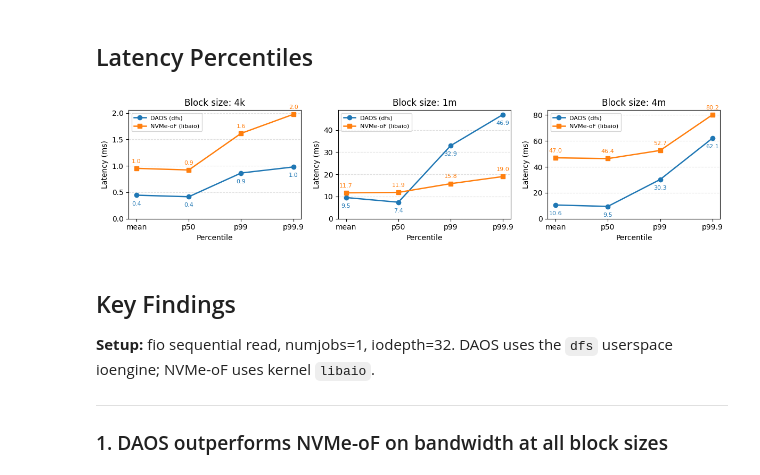
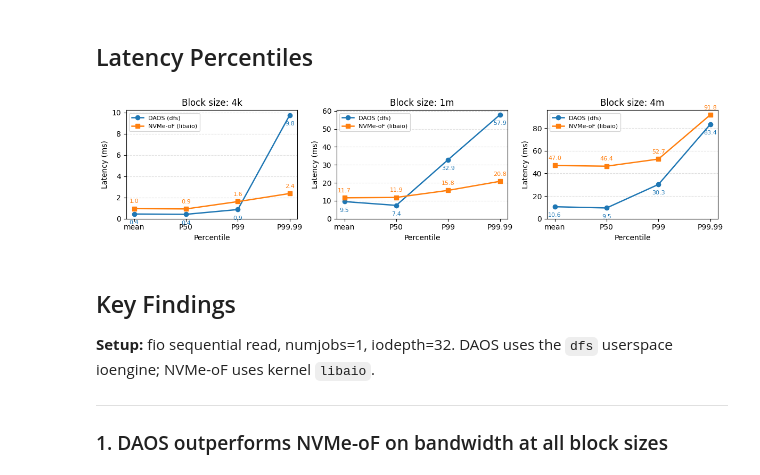
Before and after one commit to cissieAB/pdsw26_daos-bench, a Jupyter notebook: results/testbed/fio-cmp/fio_cmp.ipynb, the cells around one changed output. Saved outputs shown, nothing was run; the diff lists cells and outputs as text; code cells hidden in the pictures.

```diff
--- a/results/testbed/fio-cmp/fio_cmp.ipynb
+++ b/results/testbed/fio-cmp/fio_cmp.ipynb
@@ -38,7 +38,7 @@ def parse_file(fpath):
         lat_mean_ms = r["lat_ns"]["mean"]  / 1e6,
         lat_p50_ms  = pct["50.000000"]     / 1e6,
         lat_p99_ms  = pct["99.000000"]     / 1e6,
-        lat_p999_ms = pct["99.900000"]     / 1e6,
+        lat_p99_99_ms = pct["99.990000"]     / 1e6,
         slat_us     = r["slat_ns"]["mean"] / 1e3,
         clat_ms     = r["clat_ns"]["mean"] / 1e6,
         usr_cpu     = j["usr_cpu"],
@@ -127,38 +127,38 @@ plt.show()
 # %%
 fig, axes = plt.subplots(1, 3, figsize=(12, 3), sharey=False)
 
-pct_cols   = ["lat_mean_ms", "lat_p50_ms", "lat_p99_ms", "lat_p999_ms"]
-pct_labels = ["mean", "p50", "p99", "p99.9"]
+pct_cols   = ["lat_mean_ms", "lat_p50_ms", "lat_p99_ms", "lat_p99_99_ms"]
+pct_labels = ["mean", "P50", "P99", "P99.99"]
 markers    = {"daos": "o", "nvmeof": "s"}
 ann_offset = {"daos": (0, -8), "nvmeof": (0, 6)}
 ann_va     = {"daos": "top",   "nvmeof": "bottom"}
 
 for ax, bs in zip(axes, BS_ORDER):
     sub = df[df.block_size == bs]
     for backend in ["daos", "nvmeof"]:
         row = sub[sub.backend == backend].iloc[0]
         vals = [row[c] for c in pct_cols]
         ax.plot(pct_labels, vals,
                 marker=markers[backend], label=LABELS[backend],
                 color=COLORS[backend], linewidth=1.8, markersize=6)
         for xi, v in enumerate(vals):
             ax.annotate(f"{v:.1f}", (xi, v),
                         textcoords="offset points", xytext=ann_offset[backend],
                         ha="center", va=ann_va[backend],
                         fontsize=8, color=COLORS[backend])
 
     ax.set_title(f"Block size: {bs}")
     ax.set_xlabel("Percentile")
     ax.set_ylabel("Latency (ms)")
     ax.legend(fontsize=8)
     ax.grid(axis="y", linestyle="--", alpha=0.4)
     ax.set_ylim(bottom=0)
 
 plt.tight_layout()
 plt.savefig(RESULTS_DIR / "fio_cmp_latency.pdf", dpi=150, bbox_inches="tight")
 plt.show()
 # %% [output]
-[figure, old version]
+[figure, new version]
 # %% [markdown]
 ## Key Findings
 
```
Also changed, not shown: parts of 1 cell of this notebook.
